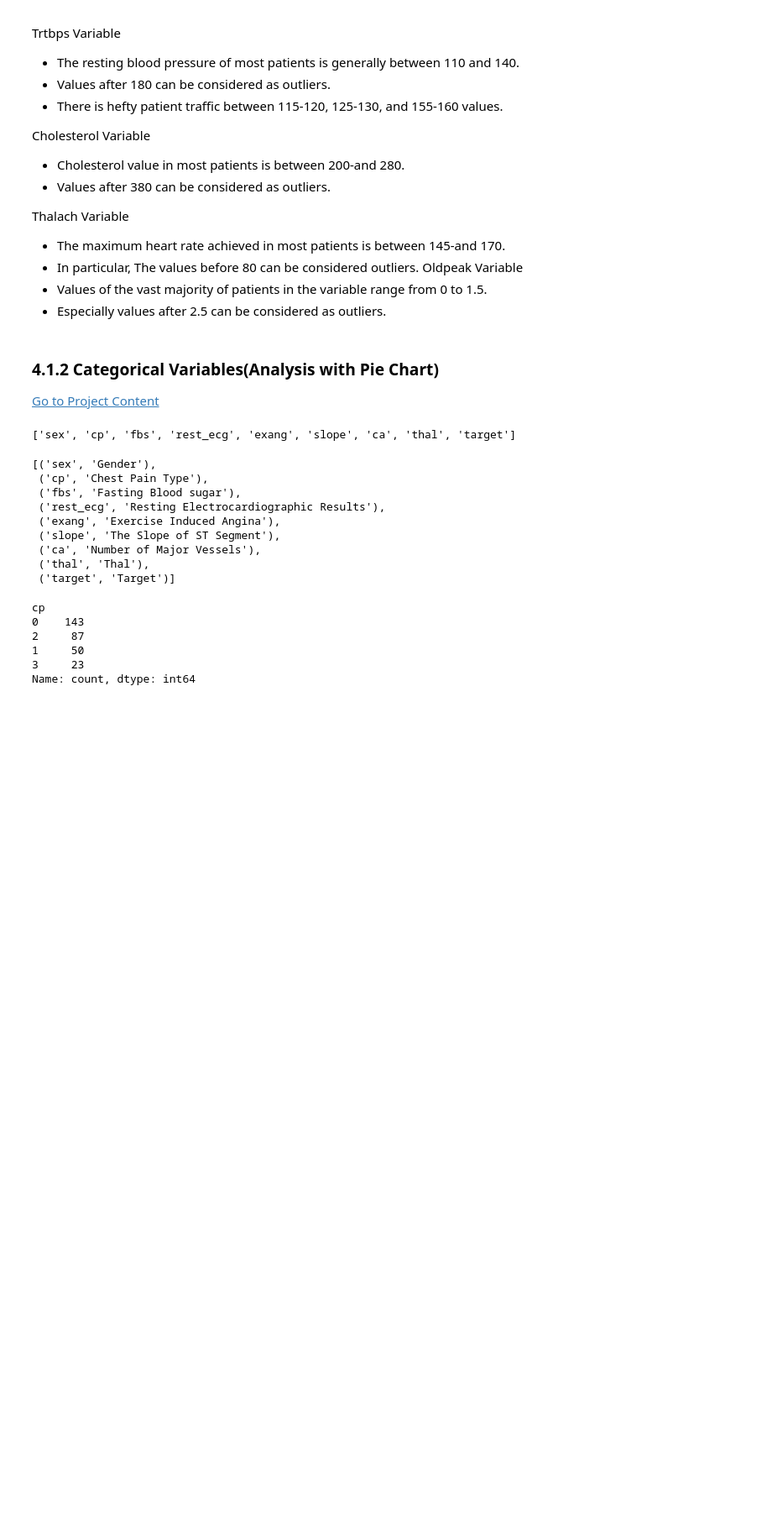
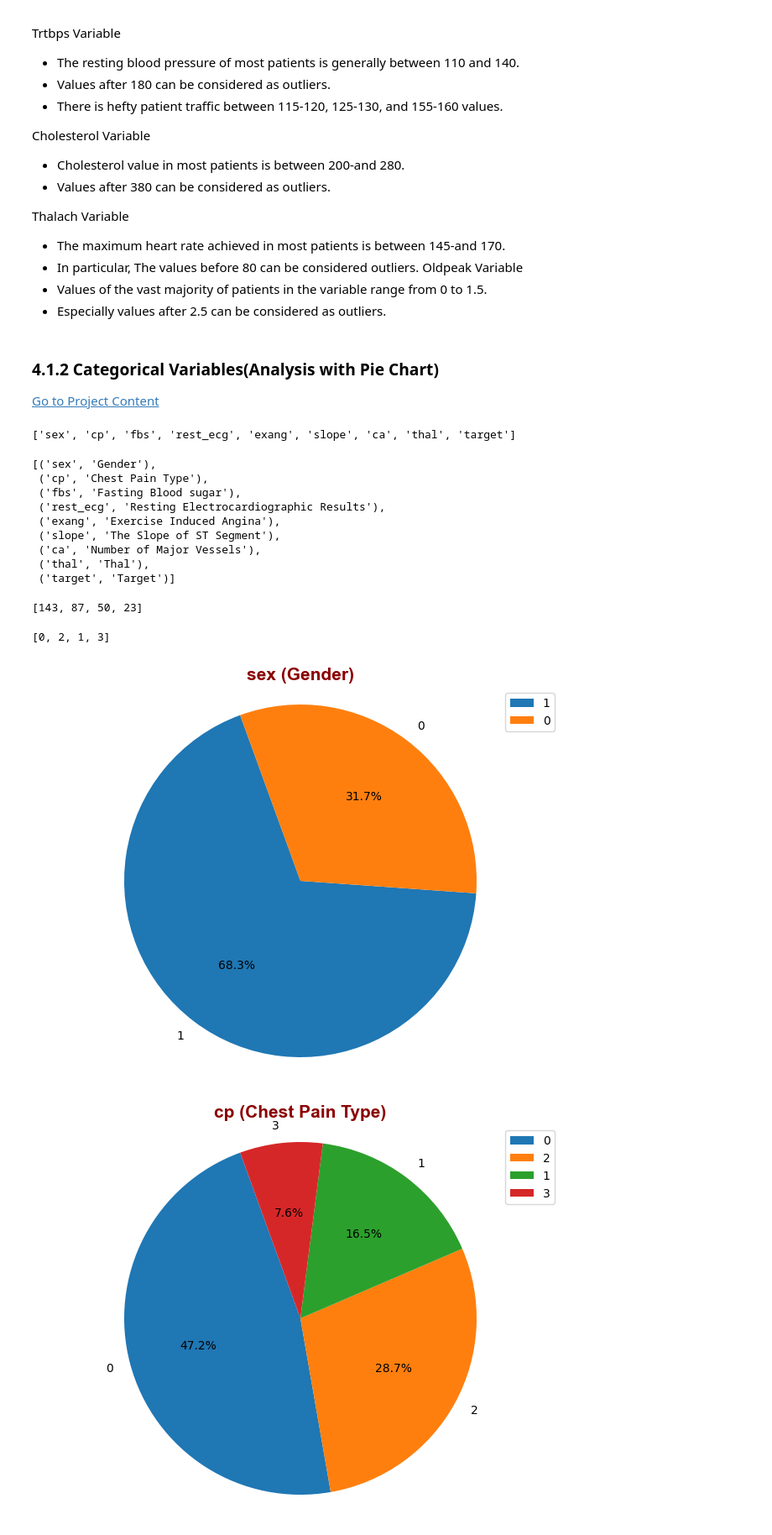
Before and after one commit to NITISHNAVEEN/Project-Heart-Attack-Prediction, a Jupyter notebook: Project_heart_attack.ipynb, the cells around one changed output. Shown at 84% size. Cells and saved outputs as stored; diff of their text form; code cells hidden in the pictures; blank space fills up the shorter version.

```diff
--- a/Project_heart_attack.ipynb
+++ b/Project_heart_attack.ipynb
@@ -486,11 +486,24 @@ list2
  ('thal', 'Thal'),
  ('target', 'Target')]
 # %%
-df['cp'].value_counts()
+list(df['cp'].value_counts())
 # %% [output]
-cp
-0    143
-2     87
-1     50
-3     23
-Name: count, dtype: int64
+[143, 87, 50, 23]
+# %%
+list(df['cp'].value_counts().index)
+# %% [output]
+[0, 2, 1, 3]
+# %%
+title_font = {"family":"arial","color":"darkred","weight":"bold","size" : 15}
+axis_font = {"family":"arial","color":"darkblue","weight":"bold","size" : 13}
+for i,z in list2:
+    fig,ax = plt.subplots(figsize=(8,6))
+    observation_values = list(df[i].value_counts().index)
+    total_observation_values = list(df[i].value_counts())
+    ax.pie(total_observation_values,labels = observation_values,autopct = '%1.1f%%',startangle = 110,labeldistance=1.1)
+    ax.axis("equal")
+    plt.title((i + " (" + z +")"),fontdict = title_font)
+    plt.legend()
+# %% [output]
+[figure, added]
+[figure, added]
```
Also changed, not shown: parts of 51 cells of this notebook.
